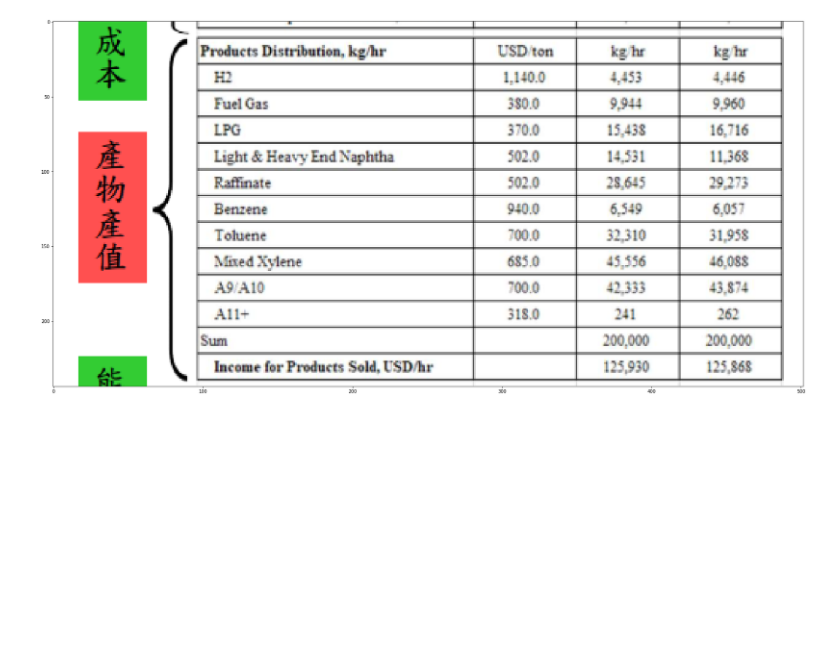
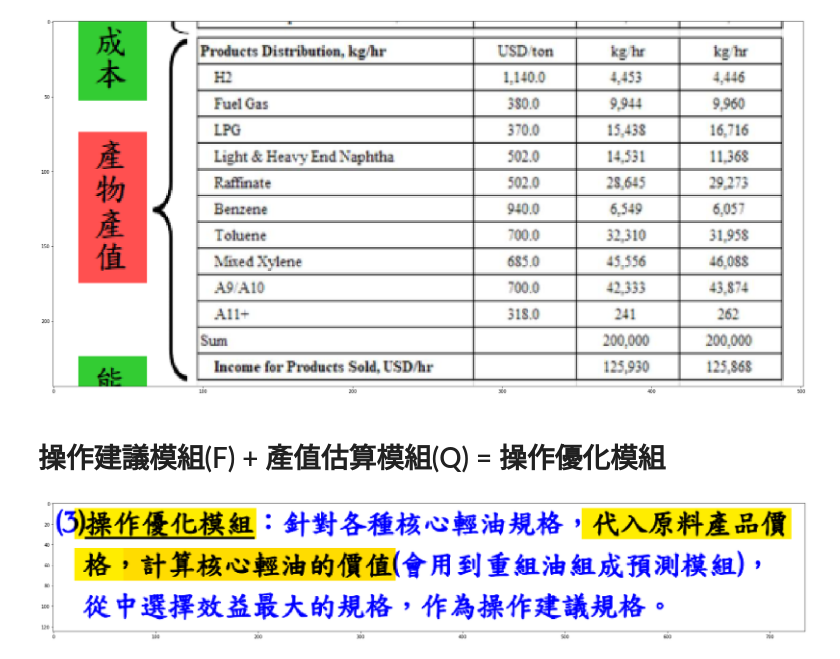
Before and after one commit to skywalker0803r/oil_project_20200424, a Jupyter notebook: Operation optimization module.ipynb, the cells around one changed output. Cells and saved outputs as stored; diff of their text form; code cells hidden in the pictures; blank space fills up the shorter version.

```diff
--- a/Operation optimization module.ipynb
+++ b/Operation optimization module.ipynb
@@ -144,3 +188,12 @@ model = Price_model(各產品單價,回送輕油單價,輕油單價)
+# %% [markdown]
+#  操作建議模組(F) + 產值估算模組(Q) = 操作優化模組
+# %%
+image = mpimg.imread("./img/操作優化模組.png")
+plt.figure(figsize = (30,30))
+plt.imshow(image)
+plt.show()
+# %% [output]
+[figure, added]
 # %%
 class OperationOptimModel:
     def __init__(self,F,Q,case_list):
```
Also changed, not shown: parts of 35 cells of this notebook.
